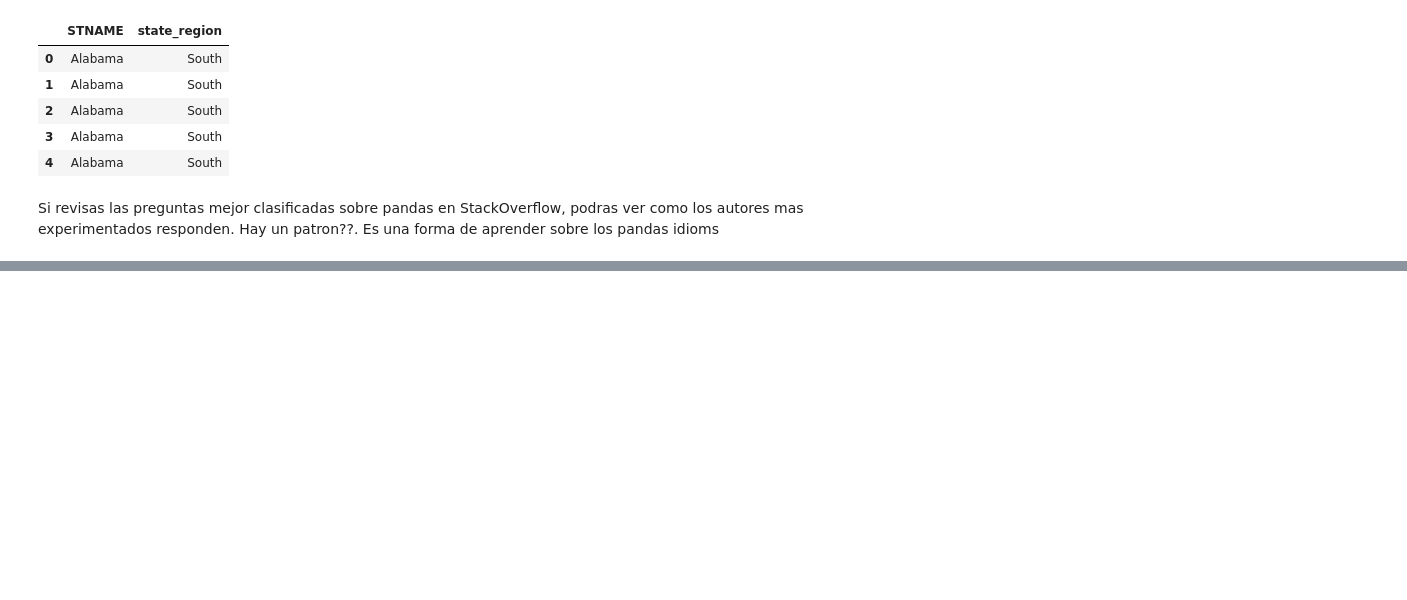
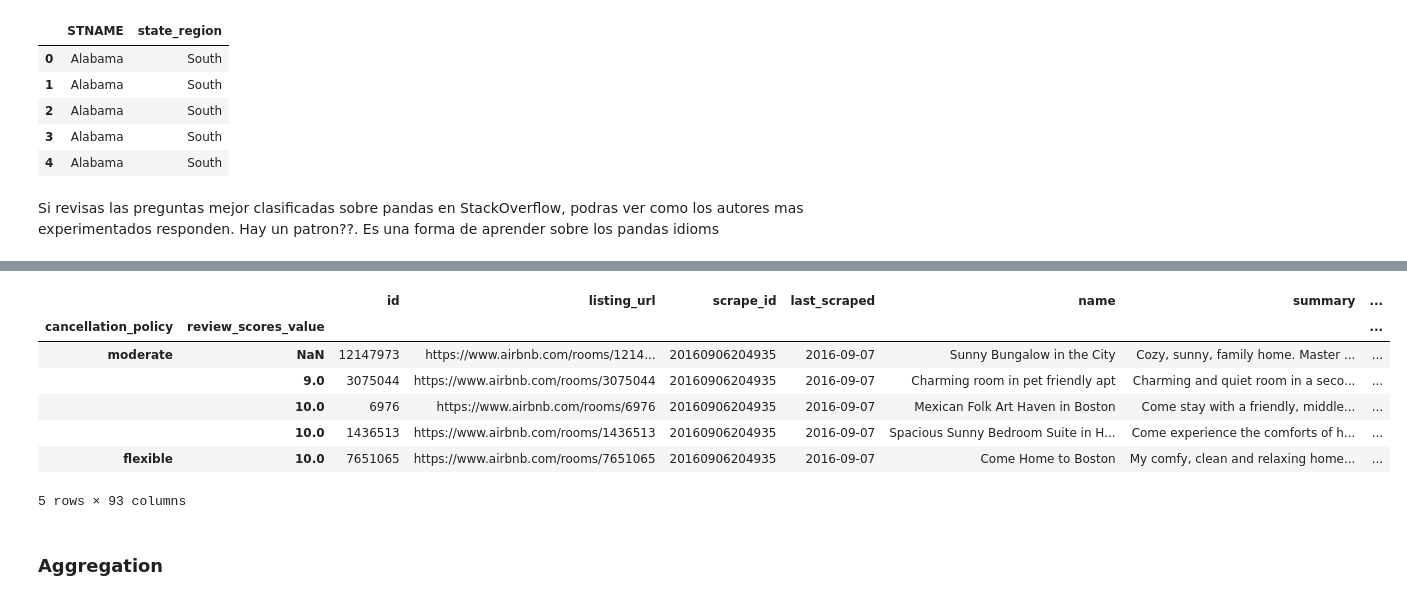
Before and after one commit to jmelendezgeo/Apuntes-Data-Science, a Jupyter notebook: Applied Data Science with Python - Coursera Specialization /Introduction To Data Science/Semana-3.ipynb, the cells around one changed output, grey strips where cells are left out. Cells and saved outputs as stored; diff of their text form; code cells hidden in the pictures; blank space fills up the shorter version.

```diff
--- a/Applied Data Science with Python - Coursera Specialization /Introduction To Data Science/Semana-3.ipynb
+++ b/Applied Data Science with Python - Coursera Specialization /Introduction To Data Science/Semana-3.ipynb
@@ -495,0 +626,6 @@ Si revisas las preguntas mejor clasificadas sobre pandas en StackOverflow, podra
+# %%
+# Otro ejemplo de como debemos agrupar data. Usaremos un dataset de housing de Airbnb. En este Dataset hay dos
+# columnas de interes, cancellation_policy y review_scores value
+
+df = pd.read_csv('resources/week-3/datasets/listings.csv')
+df.head()
@@ -495,0 +640,8 @@ Si revisas las preguntas mejor clasificadas sobre pandas en StackOverflow, podra
+# %%
+# Ahora, como podemos agrupar por ambas columnas? Un primer acercaiento seria usar multiindex y llamar groupby
+
+df = df.set_index(['cancellation_policy','review_scores_value'])
+
+# Cuando tenemos multiindex necesitamos pasar los niveles en los que estamos interesados en grouping by
+for group,frame in df.groupby(level=(0,1)):
+    print(group)
@@ -495,0 +689,11 @@ Si revisas las preguntas mejor clasificadas sobre pandas en StackOverflow, podra
+# %%
+df.head()
+# %% [output]
+|  |  | id | listing_url | scrape_id | last_scraped | name | summary | ... |
+| cancellation_policy | review_scores_value |  |  |  |  |  |  | ... |
+| moderate | NaN | 12147973 | https://www.airbnb.com/rooms/1214... | 20160906204935 | 2016-09-07 | Sunny Bungalow in the City | Cozy, sunny, family home. Master ... | ... |
+|  | 9.0 | 3075044 | https://www.airbnb.com/rooms/3075044 | 20160906204935 | 2016-09-07 | Charming room in pet friendly apt | Charming and quiet room in a seco... | ... |
+|  | 10.0 | 6976 | https://www.airbnb.com/rooms/6976 | 20160906204935 | 2016-09-07 | Mexican Folk Art Haven in Boston | Come stay with a friendly, middle... | ... |
+|  | 10.0 | 1436513 | https://www.airbnb.com/rooms/1436513 | 20160906204935 | 2016-09-07 | Spacious Sunny Bedroom Suite in H... | Come experience the comforts of h... | ... |
+| flexible | 10.0 | 7651065 | https://www.airbnb.com/rooms/7651065 | 20160906204935 | 2016-09-07 | Come Home to Boston | My comfy, clean and relaxing home... | ... |
+5 rows × 93 columns
@@ -495,0 +704,2 @@ Si revisas las preguntas mejor clasificadas sobre pandas en StackOverflow, podra
+# %% [markdown]
+### Aggregation
```
Also changed, not shown: parts of 104 cells of this notebook, 1 other file.
